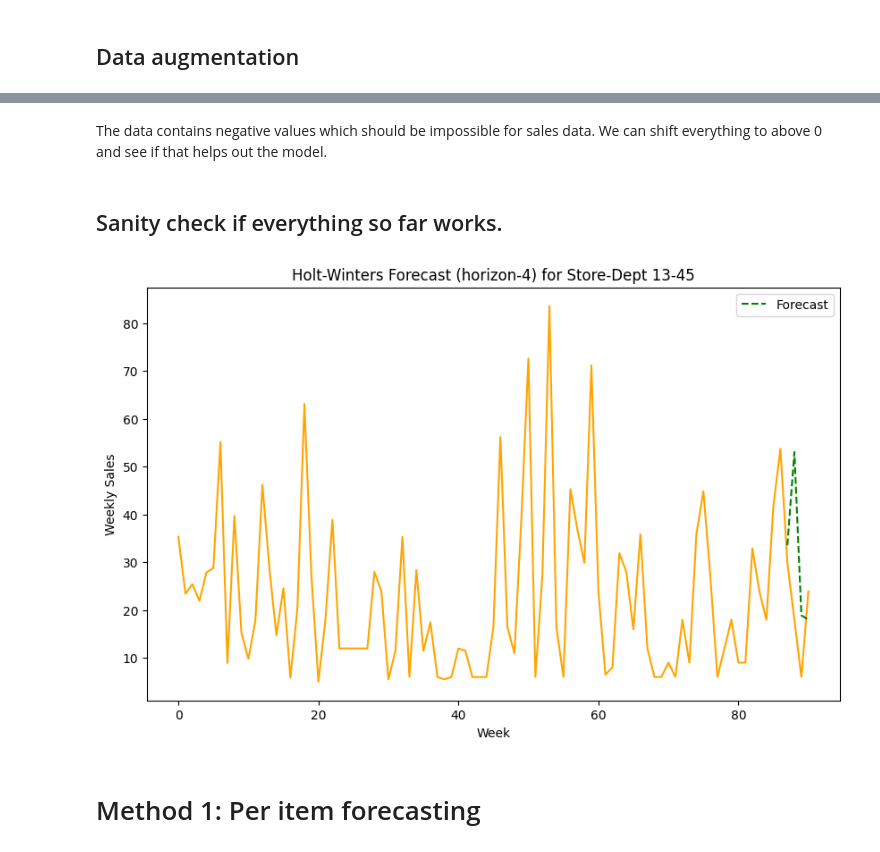
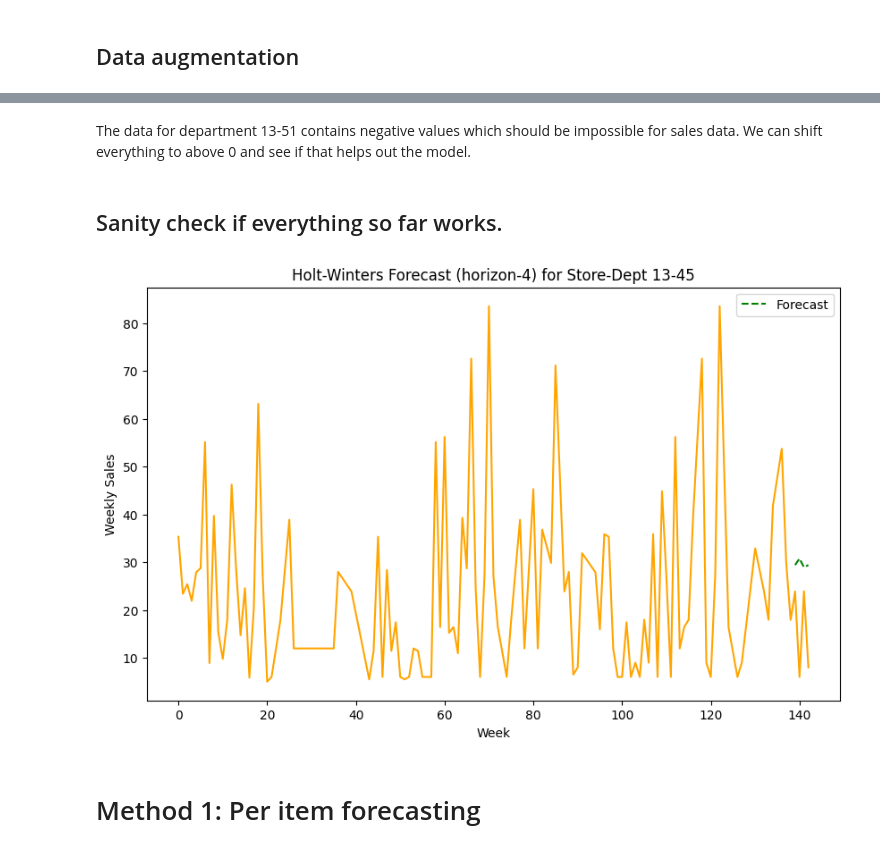
Before and after one commit to berbomeister/ws1-project, a Jupyter notebook: init.ipynb, the cells around one changed output, grey strips where cells are left out. Saved outputs shown, nothing was run; the diff lists cells and outputs as text; code cells hidden in the pictures.

```diff
--- a/init.ipynb
+++ b/init.ipynb
@@ -147,13 +138,12 @@ We'll use data only for store 13 moving forward. We'll also drop the departments
 departments_to_use = counts_df[(counts_df['Count'] >= 56) & (counts_df['Store'] == 13)]['Dept'].unique()
 # %%
 sales_data_filtered = sales_data[(sales_data['Store'] == 13) & (sales_data['Dept'].isin(departments_to_use))].sort_values(by=['Store', 'Dept', 'Date'])
-
-sales_series = {}
-groups =sales_data_filtered.groupby(['Store', 'Dept'])
-
-for name, group in groups:
-    sales_series[str(name[0]) + "-" + str(name[1])] = group[['Weekly_Sales','Date']].rename(columns={'Weekly_Sales': 'sales'}).set_index('Date')
-
-
-print(f"Number of time series: {len(sales_series)}")
+sales_series_df = pd.concat(
+    {
+        f'13-{dept}': sales_data_filtered[sales_data_filtered['Dept'] == dept][['Weekly_Sales','Date']].rename(columns={'Weekly_Sales': 'sales'}).set_index('Date')['sales']
+        for dept in departments_to_use
+    },
+    axis=1
+)
+sales_series_df
 # %% [output]
@@ -187,0 +168,3 @@ series
+# %%
+sales_series_df = sales_series_df.fillna(sales_series_df.shift(52)).interpolate(method='linear')
+sales_series_df.isna().sum()
@@ -220,2 +186,4 @@ series
+# %%
+sales_series_df.loc[sales_series_df.index == '2010-06-25','13-45'] = 5
 # %% [markdown]
-The data contains negative values which should be impossible for sales data. We can shift everything to above 0 and see if that helps out the model.
+The data for department 13-51 contains negative values which should be impossible for sales data. We can shift everything to above 0 and see if that helps out the model.
@@ -225,27 +190,29 @@ sales_series[key] = series
+# %%
+sales_series_df['13-51'] = sales_series_df['13-51'] + (1 - sales_series_df['13-51'].min())
 # %% [markdown]
 ## Sanity check if everything so far works.
 # %%
 key = '13-45'
-series = sales_series[key]['sales']
+series = sales_series_df[key]
 tes = HoltWinters(
-    alpha=0.2,
-    beta=0.1,
+    alpha=0.1,
+    beta=0.01,
     gamma=0.1,
     dampening=1.0,
     season_length=52,
-    additive=False
+    additive=True
 )
 fcs = tes.fit_predict(series.values[:-4], h=4)
 plt.figure(figsize=(10, 6))
 plt.plot(range(len(series)), series.values, color='orange')
 plt.plot(range(len(series)-4,len(series)), fcs, label='Forecast', color='green', linestyle='--')
 plt.xlabel('Week')
 plt.ylabel('Weekly Sales')
 plt.title(f'Holt-Winters Forecast (horizon-4) for Store-Dept {key}')
 plt.legend()
 plt.show()
 # %% [output]
-[figure, old version]
+[figure, new version]
 # %% [markdown]
 # Method 1: Per item forecasting
 # %% [markdown]
```
Also changed, not shown: parts of 42 cells of this notebook, 1 other file.
